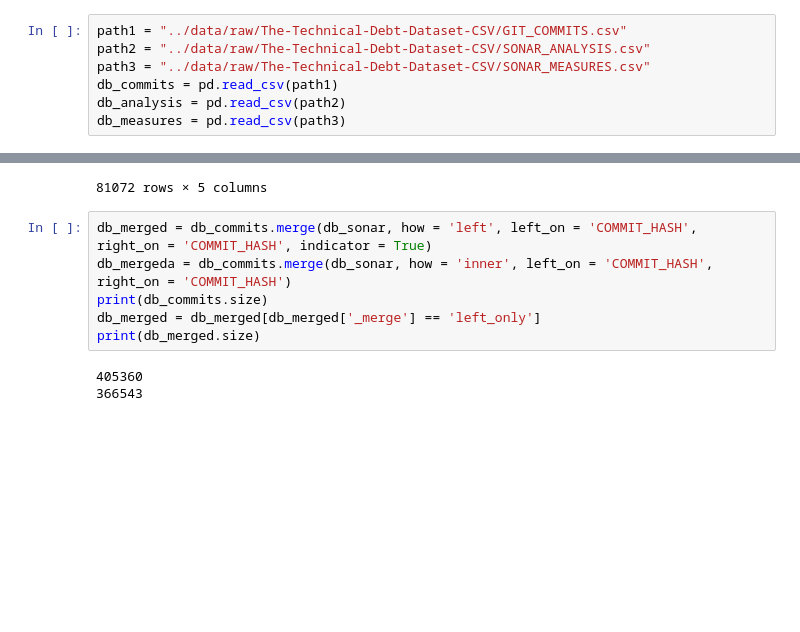
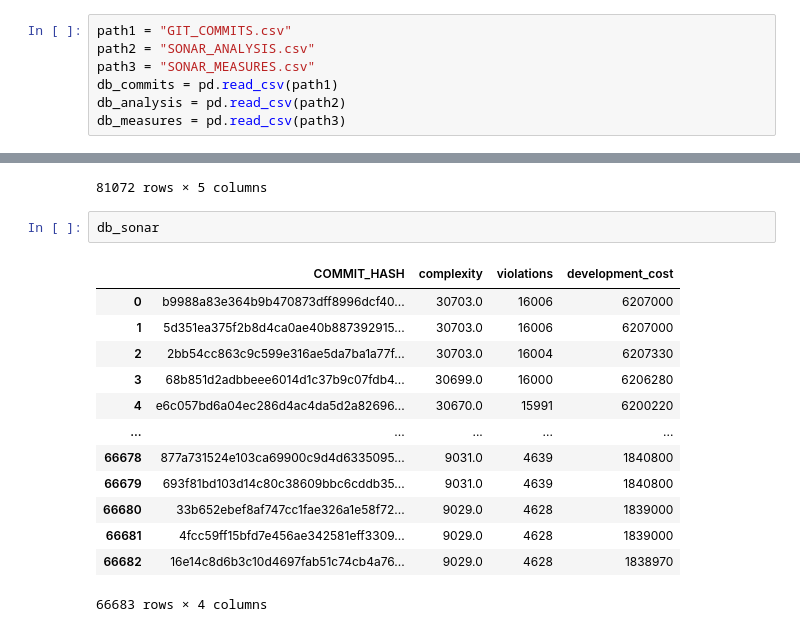
Before and after one commit to megaelius/EPAA, a Jupyter notebook: notebooks/prep.ipynb, the cells around one changed output, grey strips where cells are left out. Saved outputs shown, nothing was run; the diff lists cells and outputs as text; blank space fills up the shorter version.

```diff
--- a/notebooks/prep.ipynb
+++ b/notebooks/prep.ipynb
@@ -6,9 +7,9 @@ import pandas as pd
 # %% [markdown]
 First, we select the tables that contains the variables of interest
 # %%
-path1 = "../data/raw/The-Technical-Debt-Dataset-CSV/GIT_COMMITS.csv"
-path2 = "../data/raw/The-Technical-Debt-Dataset-CSV/SONAR_ANALYSIS.csv"
-path3 = "../data/raw/The-Technical-Debt-Dataset-CSV/SONAR_MEASURES.csv"
+path1 = "GIT_COMMITS.csv"
+path2 = "SONAR_ANALYSIS.csv"
+path3 = "SONAR_MEASURES.csv"
 db_commits = pd.read_csv(path1)
 db_analysis = pd.read_csv(path2)
 db_measures = pd.read_csv(path3)
@@ -82,12 +83,19 @@ db_commits
 | 81070 | org.apache:thrift | 256bdc444866b90bbdccfb5343e9c9ea8... | IPv6 tweaks for Thrift Summary: N... | Mark Slee | 2007-11-27 08:42:19+00:00 |
 | 81071 | org.apache:thrift | fe6ed0dff423a405fabd61e4bef3e4905... | Clean up the TSerializer Summary:... | Mark Slee | 2007-11-27 21:54:38+00:00 |
 81072 rows × 5 columns
-# %%
-db_merged = db_commits.merge(db_sonar, how = 'left', left_on = 'COMMIT_HASH', right_on = 'COMMIT_HASH', indicator = True)
-db_mergeda = db_commits.merge(db_sonar, how = 'inner', left_on = 'COMMIT_HASH', right_on = 'COMMIT_HASH')
-print(db_commits.size)
-db_merged = db_merged[db_merged['_merge'] == 'left_only']
-print(db_merged.size)
-# %% [output]
-405360
-366543
+# %%
+db_sonar
+# %% [output]
+|  | COMMIT_HASH | complexity | violations | development_cost |
+| 0 | b9988a83e364b9b470873dff8996dcf40... | 30703.0 | 16006 | 6207000 |
+| 1 | 5d351ea375f2b8d4ca0ae40b887392915... | 30703.0 | 16006 | 6207000 |
+| 2 | 2bb54cc863c9c599e316ae5da7ba1a77f... | 30703.0 | 16004 | 6207330 |
+| 3 | 68b851d2adbbeee6014d1c37b9c07fdb4... | 30699.0 | 16000 | 6206280 |
+| 4 | e6c057bd6a04ec286d4ac4da5d2a82696... | 30670.0 | 15991 | 6200220 |
+| ... | ... | ... | ... | ... |
+| 66678 | 877a731524e103ca69900c9d4d6335095... | 9031.0 | 4639 | 1840800 |
+| 66679 | 693f81bd103d14c80c38609bbc6cddb35... | 9031.0 | 4639 | 1840800 |
+| 66680 | 33b652ebef8af747cc1fae326a1e58f72... | 9029.0 | 4628 | 1839000 |
+| 66681 | 4fcc59ff15bfd7e456ae342581eff3309... | 9029.0 | 4628 | 1839000 |
+| 66682 | 16e14c8d6b3c10d4697fab51c74cb4a76... | 9029.0 | 4628 | 1838970 |
+66683 rows × 4 columns
```
Also changed, not shown: parts of 5 cells of this notebook.
